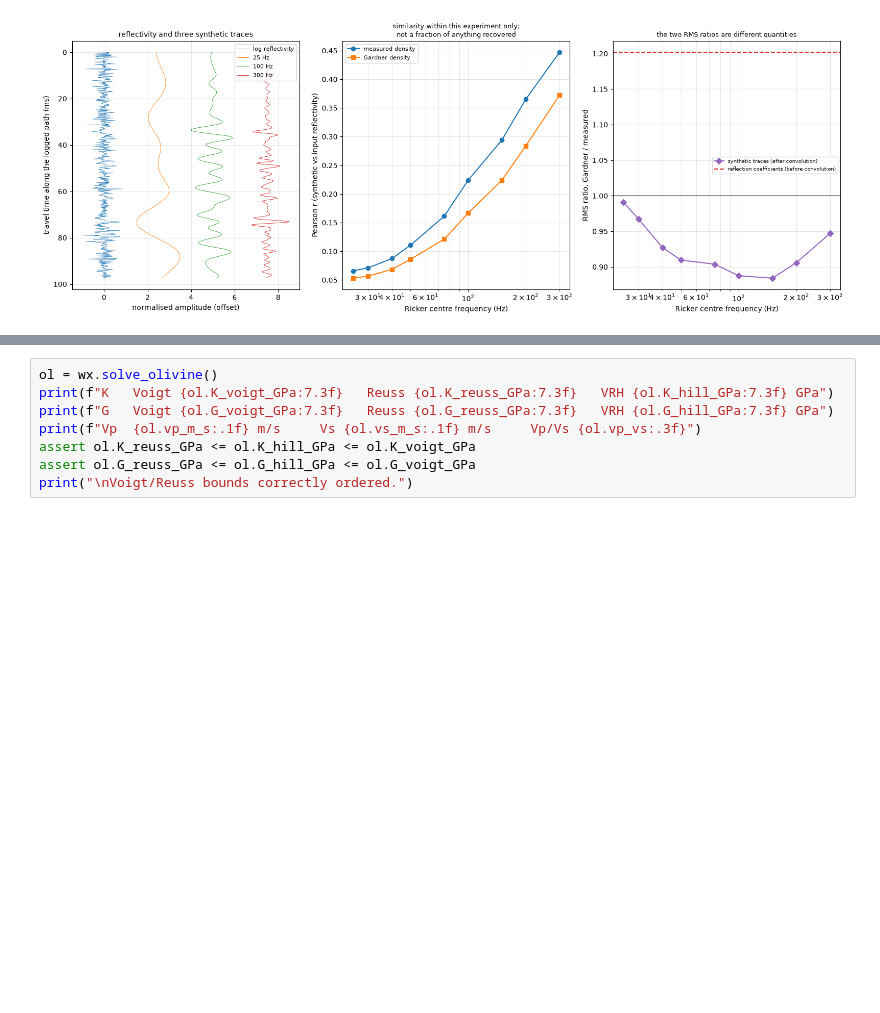
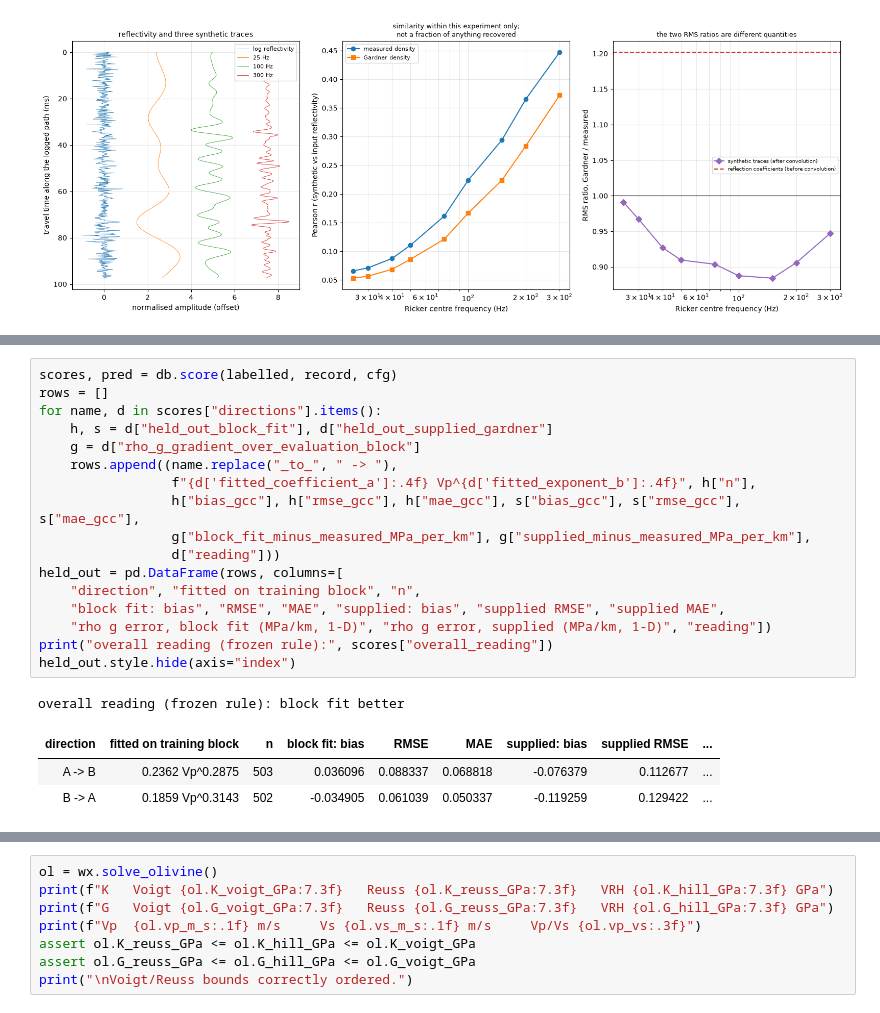
Before and after one commit to abdelghafarfouda/manchester-msc-projects, a Jupyter notebook: subsurface-mechanics-and-geoengineering/SeisGeoMech/notebooks/SeisGeoMech.ipynb, the cells around one changed output, grey strips where cells are left out. Saved outputs shown, nothing was run; the diff lists cells and outputs as text; blank space fills up the shorter version.

```diff
--- a/subsurface-mechanics-and-geoengineering/SeisGeoMech/notebooks/SeisGeoMech.ipynb
+++ b/subsurface-mechanics-and-geoengineering/SeisGeoMech/notebooks/SeisGeoMech.ipynb
@@ -566,0 +603,22 @@ averages and the resulting velocities, with the check *"does this fit with the v
+# %%
+scores, pred = db.score(labelled, record, cfg)
+rows = []
+for name, d in scores["directions"].items():
+    h, s = d["held_out_block_fit"], d["held_out_supplied_gardner"]
+    g = d["rho_g_gradient_over_evaluation_block"]
+    rows.append((name.replace("_to_", " -> "),
+                 f"{d['fitted_coefficient_a']:.4f} Vp^{d['fitted_exponent_b']:.4f}", h["n"],
+                 h["bias_gcc"], h["rmse_gcc"], h["mae_gcc"], s["bias_gcc"], s["rmse_gcc"], s["mae_gcc"],
+                 g["block_fit_minus_measured_MPa_per_km"], g["supplied_minus_measured_MPa_per_km"],
+                 d["reading"]))
+held_out = pd.DataFrame(rows, columns=[
+    "direction", "fitted on training block", "n",
+    "block fit: bias", "RMSE", "MAE", "supplied: bias", "supplied RMSE", "supplied MAE",
+    "rho g error, block fit (MPa/km, 1-D)", "rho g error, supplied (MPa/km, 1-D)", "reading"])
+print("overall reading (frozen rule):", scores["overall_reading"])
+held_out.style.hide(axis="index")
+# %% [output]
+overall reading (frozen rule): block fit better
+| direction | fitted on training block | n | block fit: bias | RMSE | MAE | supplied: bias | supplied RMSE | ... |
+| A -> B | 0.2362 Vp^0.2875 | 503 | 0.036096 | 0.088337 | 0.068818 | -0.076379 | 0.112677 | ... |
+| B -> A | 0.1859 Vp^0.3143 | 502 | -0.034905 | 0.061039 | 0.050337 | -0.119259 | 0.129422 | ... |
```
Also changed, not shown: parts of 12 cells of this notebook, 4 other files.
